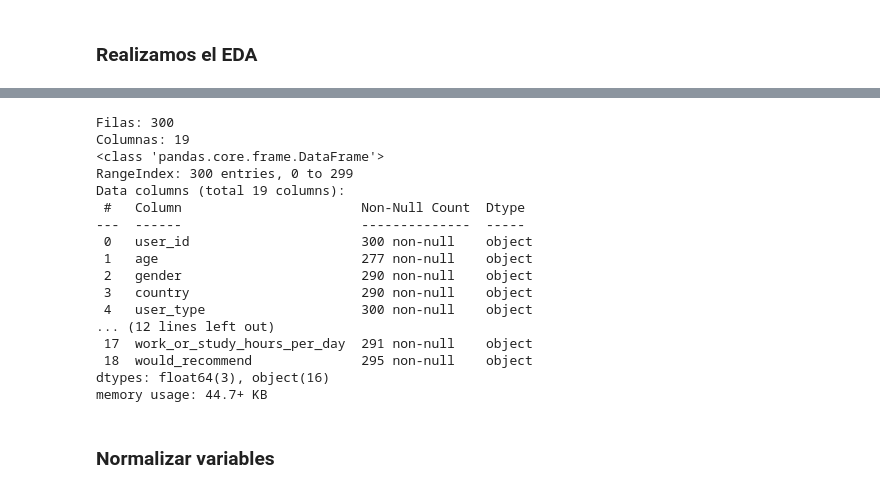
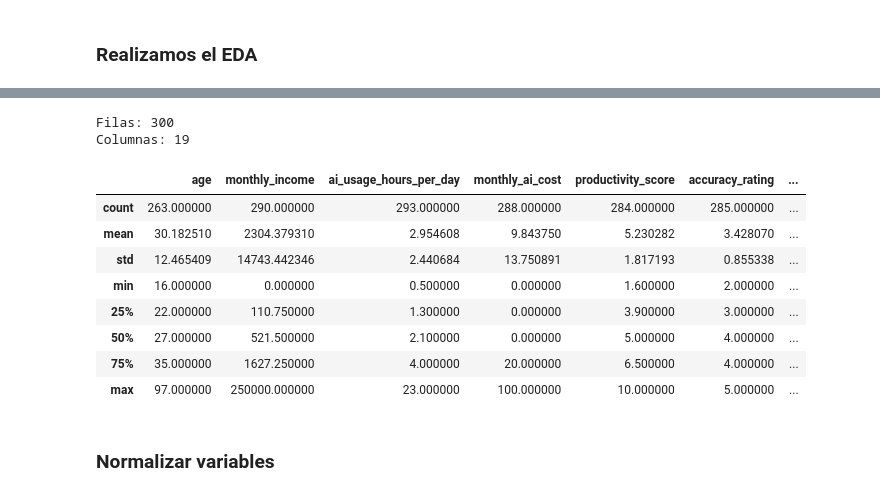
Before and after one commit to NicoBonorino/Tp_Python, a Jupyter notebook: TP.ipynb, the cells around one changed output, grey strips where cells are left out. Saved outputs shown, nothing was run; the diff lists cells and outputs as text; code cells hidden in the pictures.

```diff
--- a/TP.ipynb
+++ b/TP.ipynb
@@ -55,27 +55,21 @@ df
 # %%
 print(f'Filas: {df.shape[0]}')
 print(f'Columnas: {df.shape[1]}')
-df.info()
-#df.describe()
+#df.info()
+df.describe()
 #df.describe(include=object)
 # %% [output]
 Filas: 300
 Columnas: 19
-<class 'pandas.core.frame.DataFrame'>
-RangeIndex: 300 entries, 0 to 299
-Data columns (total 19 columns):
- #   Column                       Non-Null Count  Dtype
----  ------                       --------------  -----
- 0   user_id                      300 non-null    object
- 1   age                          277 non-null    object
- 2   gender                       290 non-null    object
- 3   country                      290 non-null    object
- 4   user_type                    300 non-null    object
-... (12 lines left out)
- 17  work_or_study_hours_per_day  291 non-null    object
- 18  would_recommend              295 non-null    object
-dtypes: float64(3), object(16)
-memory usage: 44.7+ KB
+|  | age | monthly_income | ai_usage_hours_per_day | monthly_ai_cost | productivity_score | accuracy_rating | ... |
+| count | 263.000000 | 290.000000 | 293.000000 | 288.000000 | 284.000000 | 285.000000 | ... |
+| mean | 30.182510 | 2304.379310 | 2.954608 | 9.843750 | 5.230282 | 3.428070 | ... |
+| std | 12.465409 | 14743.442346 | 2.440684 | 13.750891 | 1.817193 | 0.855338 | ... |
+| min | 16.000000 | 0.000000 | 0.500000 | 0.000000 | 1.600000 | 2.000000 | ... |
+| 25% | 22.000000 | 110.750000 | 1.300000 | 0.000000 | 3.900000 | 3.000000 | ... |
+| 50% | 27.000000 | 521.500000 | 2.100000 | 0.000000 | 5.000000 | 4.000000 | ... |
+| 75% | 35.000000 | 1627.250000 | 4.000000 | 20.000000 | 6.500000 | 4.000000 | ... |
+| max | 97.000000 | 250000.000000 | 23.000000 | 100.000000 | 10.000000 | 5.000000 | ... |
 # %% [markdown]
 ### Normalizar variables
 # %%
```
Also changed, not shown: parts of 4 cells of this notebook.
